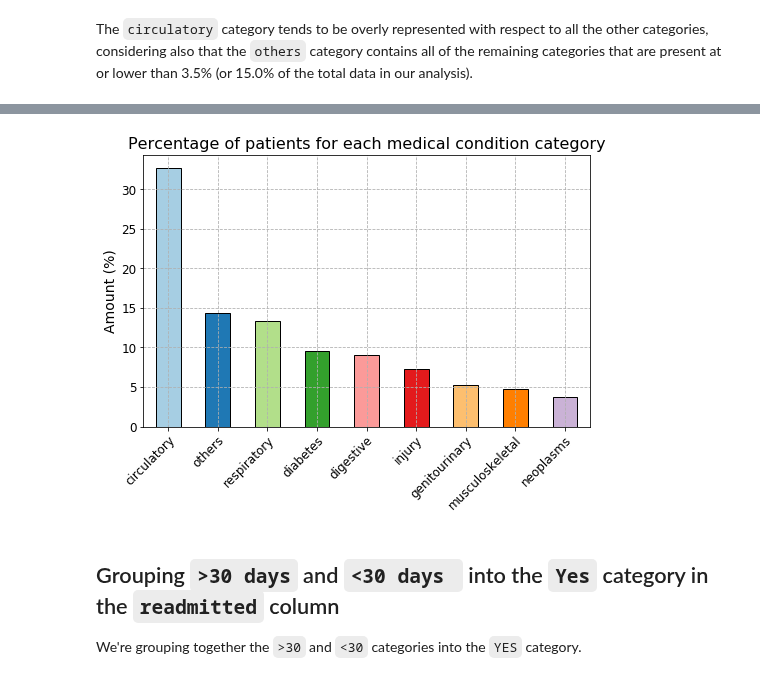
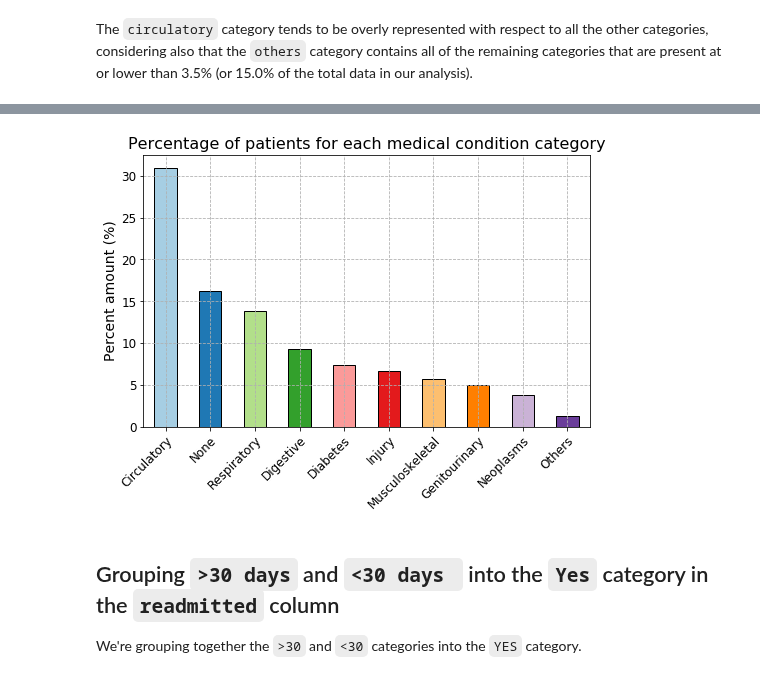
Before and after one commit to capac/kaggle-notebooks, a Jupyter notebook: diabetes-in-130-US-hospitals/1-data-preparation.ipynb, the cells around one changed output, grey strips where cells are left out. Drawn from its saved outputs; the diff is of its cells as text; code cells hidden in the pictures.

Commit message:
Added secondary and additional diagnosis categories with 'None' values

```diff
--- a/diabetes-in-130-US-hospitals/1-data-preparation.ipynb
+++ b/diabetes-in-130-US-hospitals/1-data-preparation.ipynb
@@ -335,8 +322,12 @@ diag_char_list = ['diabetes', 'others', 'others']
+# %%
+diab_others_list = ['Diabetes', 'Others', 'Others']
+char_list = ['250.', 'E', 'V']
 # %%
 for index, diag_col in enumerate(diag_columns):
-    for char, col in zip(char_list, diag_char_list):
+    for diag_name, char in zip(diab_others_list, char_list):
+        df.loc[:, diag_name+'_'+str(index)+'_col'] = np.array([np.nan for i in range(df.shape[0])])
         filter_ = df[diag_col].str.contains(char)
-        df.loc[filter_, col+'_'+str(index)+'_col'] = pd.Categorical([col for i in range(filter_.sum())])
+        df.loc[filter_, diag_name+'_'+str(index)+'_col'] = np.array([diag_name for i in range(filter_.sum())])
 # %%
 df.shape
 # %% [output]
@@ -352,3 +343,11 @@ df.shape
+# %%
+final_diag_list = ['primary_diag', 'secondary_diag', 'additional_diag']
+for index, diag in enumerate(final_diag_list):
+    tmp_diag_list = [col+'_'+str(index)+'_col' for col in diagnosis_names + ['Diabetes']]
+    df[diag] = df[tmp_diag_list].fillna(axis=1, method='bfill').iloc[:, 0]
+    df[diag].fillna(value='None', inplace=True)
+    df[diag] = df[diag].astype('category')
+    df.drop(tmp_diag_list, axis=1, inplace=True)
 # %%
 df.head()
 # %% [output]
@@ -361,7 +359,0 @@ df.head()
-# %%
-final_diag_list = ['primary_diag', 'secondary_diag', 'additional_diag']
-for index, diag in enumerate(final_diag_list):
-    diag_list = [col+'_'+str(index)+'_col' for col in diagnosis_names + ['diabetes']]
-    df[diag] = df[diag_list].bfill(axis=1).iloc[:, 0].astype('category')
-    df.drop(diag_list, axis=1, inplace=True)
-df.dropna(how='any', axis=0, inplace=True)
@@ -390,13 +379,13 @@ diagnosis_df.reset_index().rename(columns={'index': 'Primary diagnosis', 'primar
 # %%
 diagnosis_df = diagnosis_df/diagnosis_df.sum()*100
 ax = diagnosis_df.plot(kind='bar', color=plt.cm.Paired.colors, figsize=(8, 5), edgecolor='k')
 plt.setp(ax.get_xticklabels(), ha="right", rotation_mode="anchor", rotation=45, fontsize=12)
 plt.setp(ax.get_yticklabels(), fontsize=12)
-ax.set_ylabel('Amount (%)', fontsize=14)
+ax.set_ylabel('Percent amount (%)', fontsize=14)
 ax.set_title('Percentage of patients for each medical condition category', fontsize=16)
 plt.grid(True, linestyle='--');
 # %% [output]
-[figure, old version]
+[figure, new version]
 # %% [markdown]
 ## Grouping `>30 days` and `<30 days ` into the `Yes` category in the `readmitted` column
 
```
Also changed, not shown: parts of 42 cells of this notebook.
